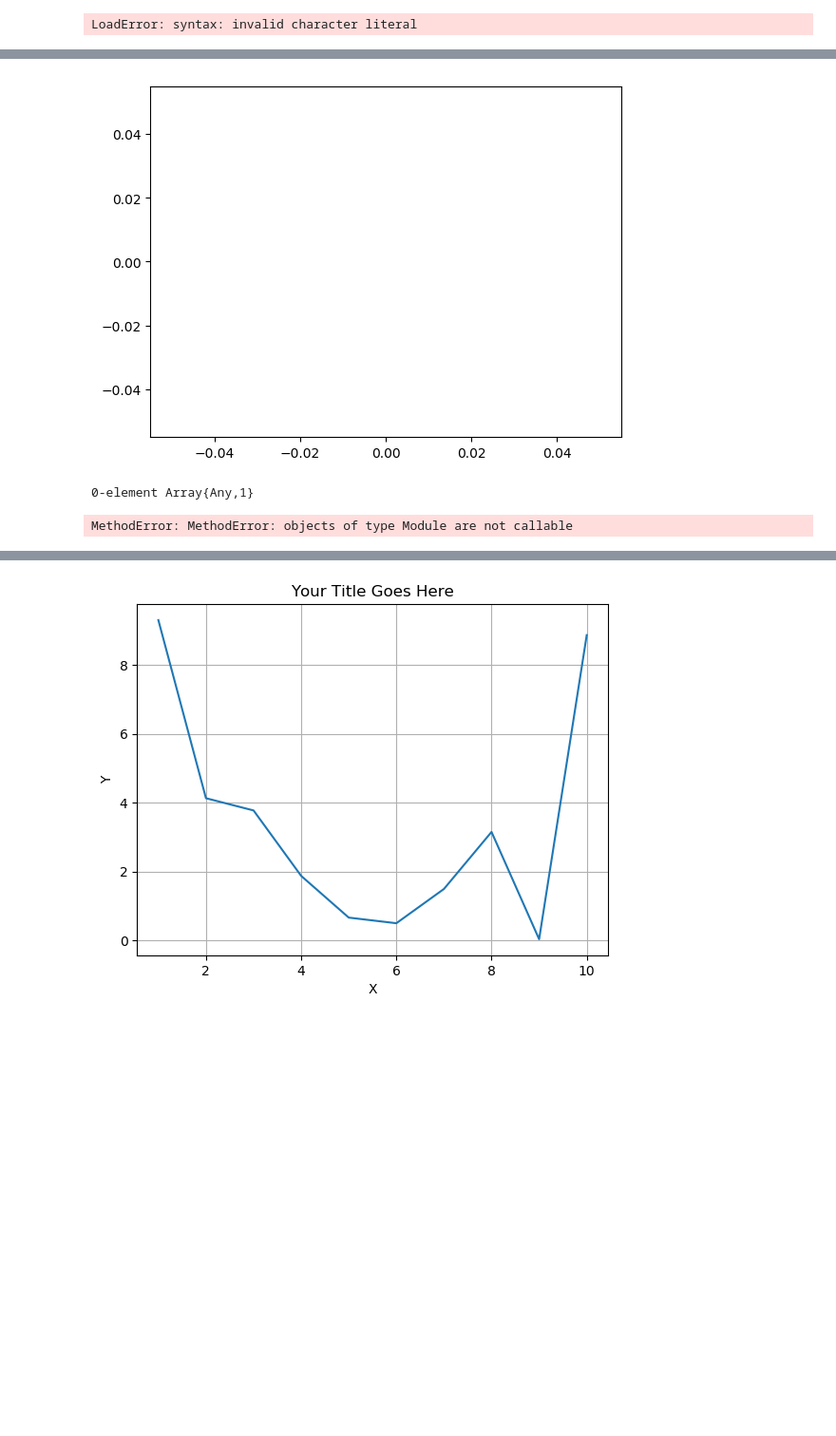
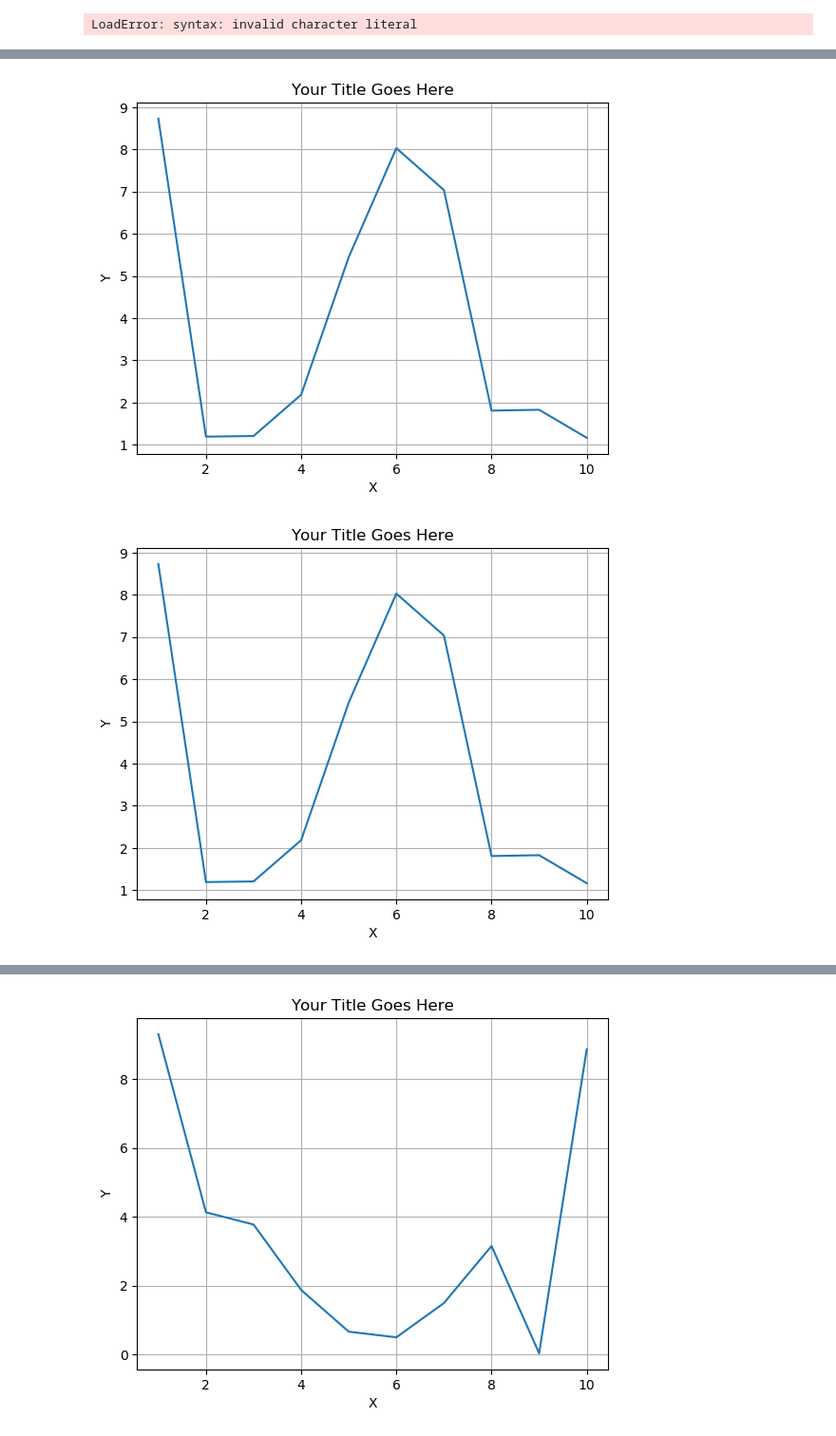
Before and after one commit to LaGuer/MathPhysicalConstants.jl, a Jupyter notebook: doc/MathPhysicalConstants.ipynb, the cells around one changed output, grey strips where cells are left out. Shown: that part at 95% size. Cells and saved outputs as stored; diff of their text form; code cells hidden in the pictures; blank space fills up the shorter version.

```diff
--- a/doc/MathPhysicalConstants.ipynb
+++ b/doc/MathPhysicalConstants.ipynb
@@ -397,21 +418,22 @@ plt.show()
 # %%
 using PyPlot
 using PyCall
 @pyimport math
 @pyimport numpy as np
 
-x = rand(10)
-y = rand(10)
-plot(x=x,y=y)
+#x = rand(100)
+#y = rand(10)
+#plot(x=x,y=y)
+
+x = [1:10;]
+y = 10rand(10,1)
+
+p = plot(x,y)
+xlabel("X")
+ylabel("Y")
+title("Your Title Goes Here")
+grid("on")
+gcf() # Needed by IJulia to display plot
 # %% [output]
-[figure, old version]
+[figure, new version]
-0-element Array{Any,1}
+[figure, added]
-# %%
-using PyPlot
-#@pyimport matplotlib.pyplot as plt
-f(x) = log(2^(x/4))
-
-plot(f, 0.0, 30.0)
-#plt.
-# %% [output]
-MethodError: MethodError: objects of type Module are not callable
```
Also changed, not shown: parts of 46 cells of this notebook.
